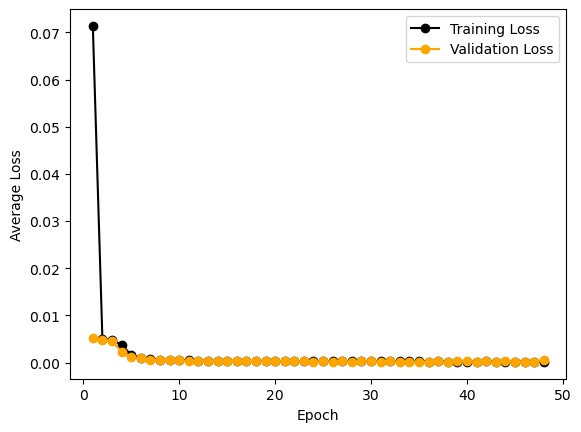
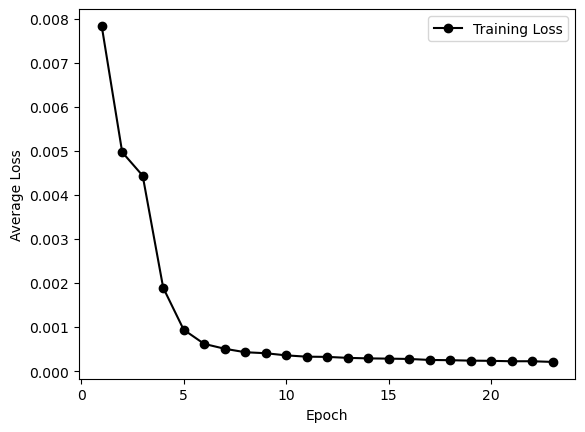
The notebook cell's code change between the first figure and the second:
--- before
+++ after
@@ -2,5 +2,5 @@
 epochs = np.arange(start=1, stop=len(train_losses)+1, step=1)
 plt.plot(epochs, train_losses, marker="o", color="black", label="Training Loss")
-plt.plot(epochs, val_losses, marker="o", color="orange", label="Validation Loss")
+#plt.plot(epochs, val_losses, marker="o", color="orange", label="Validation Loss")
 plt.xlabel("Epoch")
 plt.ylabel("Average Loss")

Commit: results are in! the pinn failed to converge to a solution.